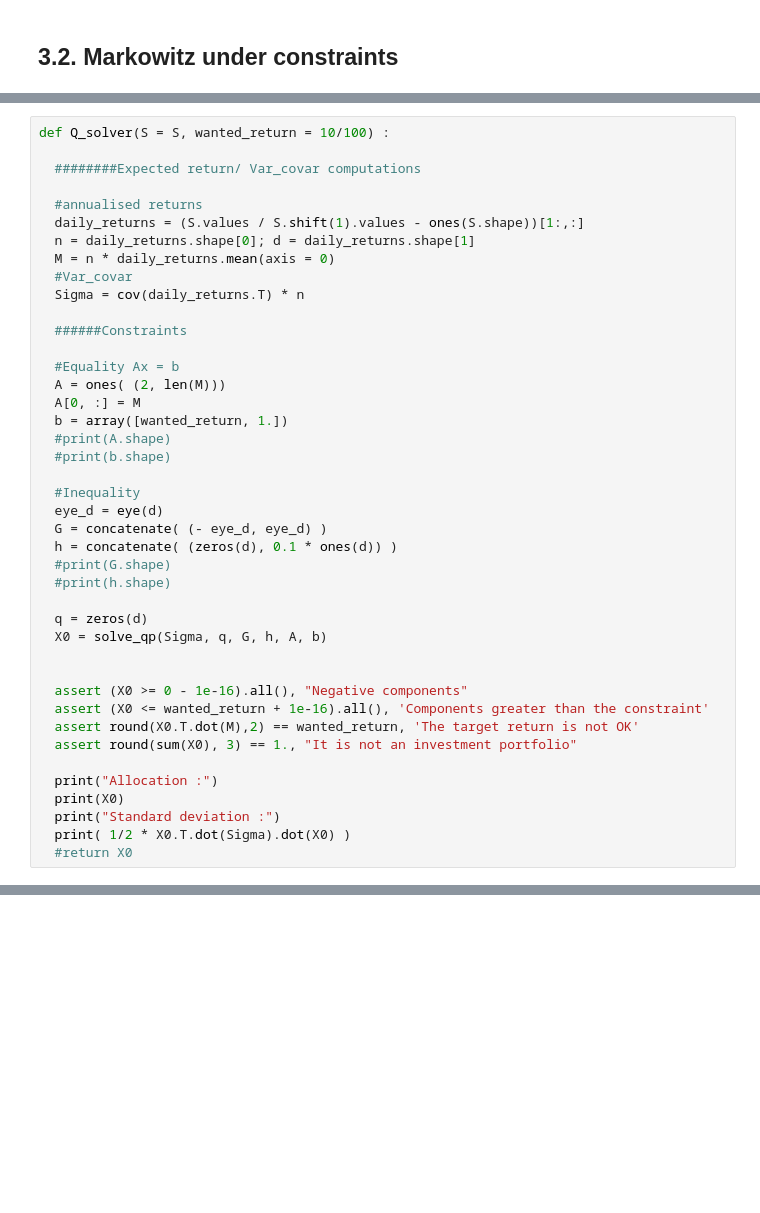
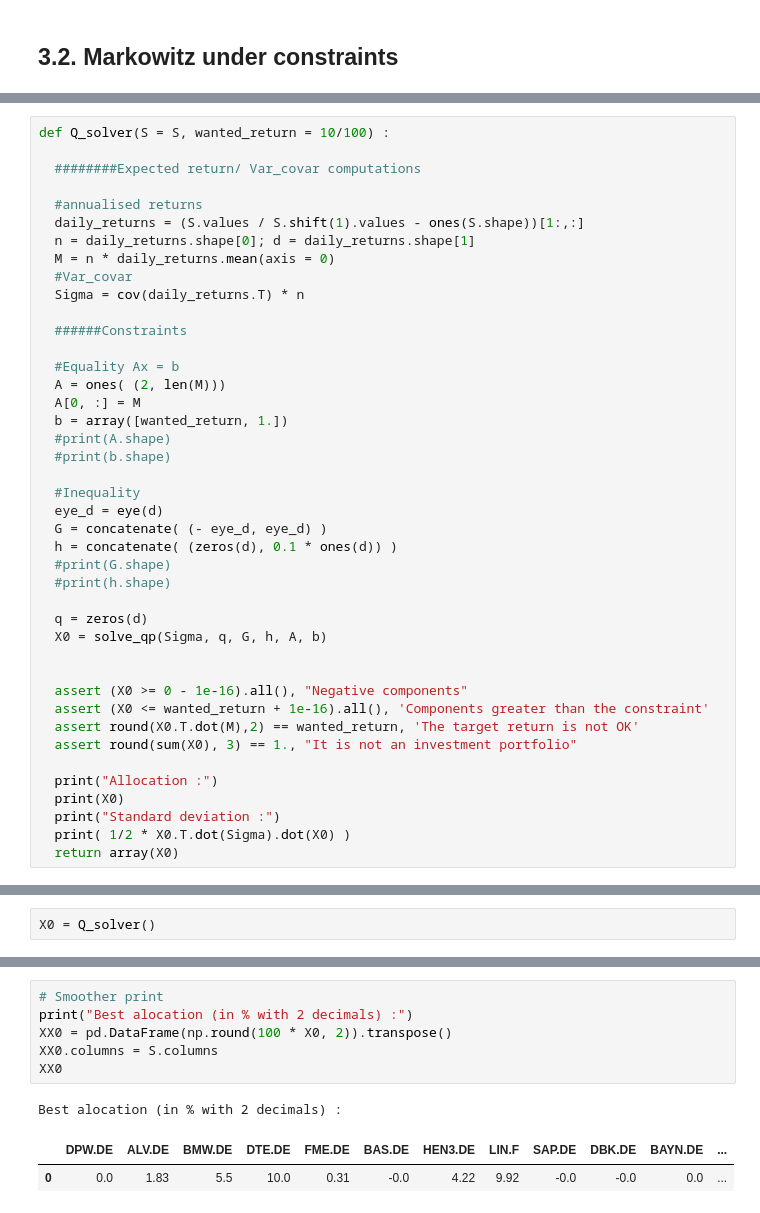
Before and after one commit to louis75020/Autres-projets, a Jupyter notebook: portfolio_management_M2.ipynb, the cells around one changed output, grey strips where cells are left out. Saved outputs shown, nothing was run; the diff lists cells and outputs as text; blank space fills up the shorter version.

```diff
--- a/portfolio_management_M2.ipynb
+++ b/portfolio_management_M2.ipynb
@@ -408,4 +408,4 @@ def Q_solver(S = S, wanted_return = 10/100) :
   print(X0)
   print("Standard deviation :")
   print( 1/2 * X0.T.dot(Sigma).dot(X0) )
-  #return X0
+  return array(X0)
@@ -425,0 +412,2 @@ Standard deviation :
+# %%
+X0 = Q_solver()
@@ -425,0 +426,10 @@ Standard deviation :
+# %%
+# Smoother print
+print("Best alocation (in % with 2 decimals) :")
+XX0 = pd.DataFrame(np.round(100 * X0, 2)).transpose()
+XX0.columns = S.columns
+XX0
+# %% [output]
+Best alocation (in % with 2 decimals) :
+|  | DPW.DE | ALV.DE | BMW.DE | DTE.DE | FME.DE | BAS.DE | HEN3.DE | LIN.F | SAP.DE | DBK.DE | BAYN.DE | ... |
+| 0 | 0.0 | 1.83 | 5.5 | 10.0 | 0.31 | -0.0 | 4.22 | 9.92 | -0.0 | -0.0 | 0.0 | ... |
```
Also changed, not shown: parts of 6 cells of this notebook.
